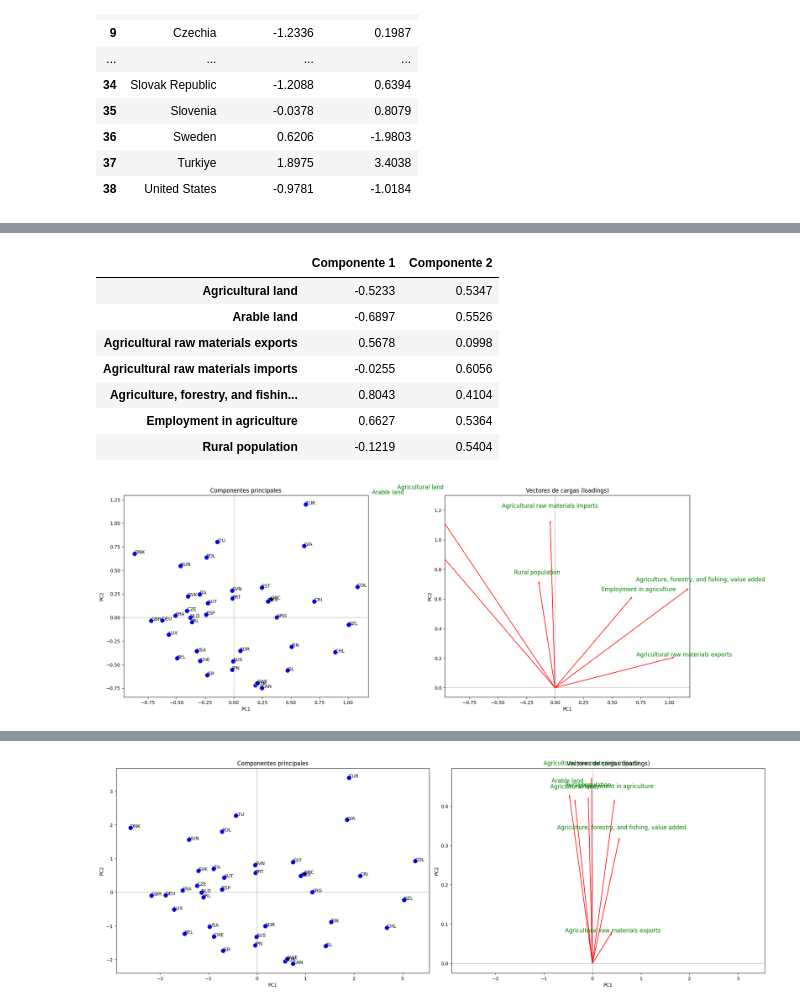
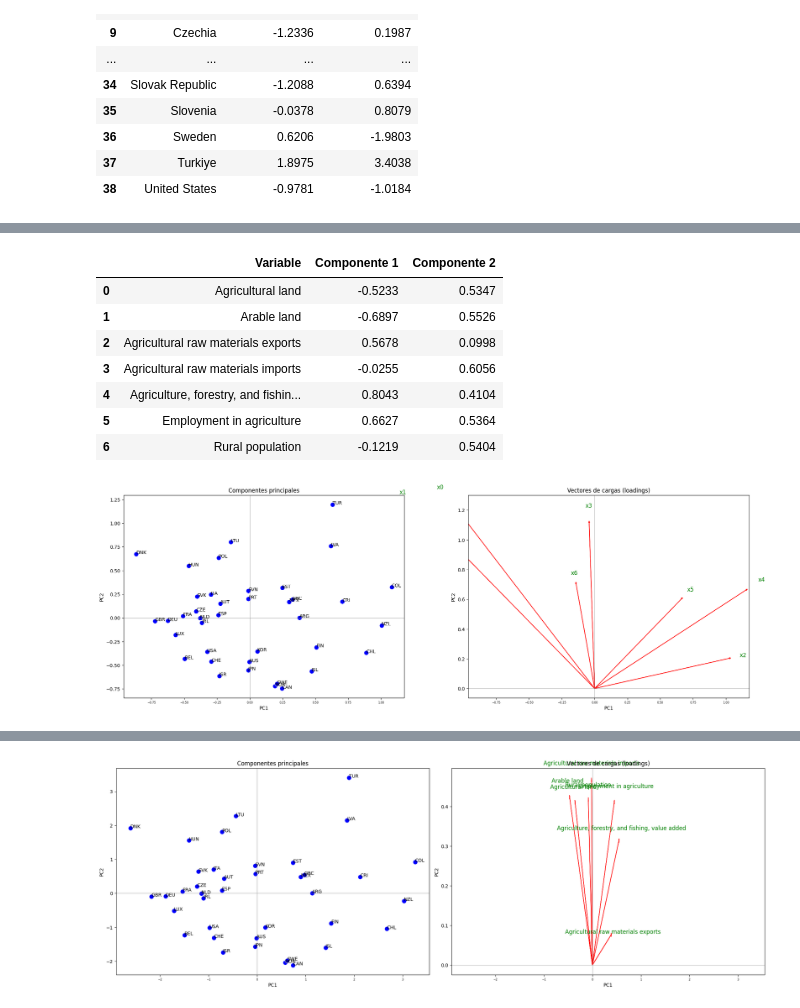
Before and after one commit to DavidGuzzi/MECMT04, a Jupyter notebook: AEM_dignani_guzzi.ipynb, the cells around one changed output, grey strips where cells are left out. Drawn from its saved outputs; the diff is of its cells as text; code cells hidden in the pictures.

```diff
--- a/AEM_dignani_guzzi.ipynb
+++ b/AEM_dignani_guzzi.ipynb
@@ -363,4 +348,4 @@ variablespca_cor
 # %%
-coeficientespca_cor = pd.DataFrame(coeficientes_cor, columns=[f'Coeficiente (eigenvector) {i+1}' for i in range(coeficientes_cor.shape[1])], index=ndf.columns).reset_index()
+coeficientespca_cor = pd.DataFrame(coeficientes_cor, columns=[f'Coeficiente (eigenvector) {i+1}' for i in range(coeficientes_cor.shape[1])], index=ndf.columns).reset_index(names='Variable')
 coeficientespca_cor
 # %% [output]
@@ -413,13 +385,22 @@ plt.show()
 # %%
-#2. Método del Codo - Varianza explicada
+fig, ax = plt.subplots(1, 2, figsize=(14, 5))
 
-fig, ax = plt.subplots(figsize=(7, 5))
-ax.plot(range(1, len(varianza_explicada_cor) + 1), varianza_explicada_cor, marker='o', linestyle='--')
-ax.set_xlabel('Número de componente')
-ax.set_ylabel('Varianza')
-ax.set_title('Método del Codo - Varianza explicada')
+# Primer gráfico: Varianza explicada.
+ax[0].plot(range(1, len(varianza_explicada_cor) + 1), varianza_explicada_cor, marker='o', linestyle='--')
+ax[0].set_xlabel('Número de componente')
+ax[0].set_ylabel('Varianza')
+ax[0].set_title('Método del Codo - Varianza explicada')
 for i, v in enumerate(varianza_explicada_cor):
-    ax.text(i + 1, v + 0.01, f"{v:.2f}", ha='center', va='bottom')
+    ax[0].text(i + 1, v + 0.01, f"{v:.2f}", ha='center', va='bottom')
 
+# Segundo gráfico: Varianza explicada acumulada.
+ax[1].plot(range(1, len(varianza_explicada_acum_cor) + 1), varianza_explicada_acum_cor, marker='o', linestyle='--')
+ax[1].set_xlabel('Número de componente')
+ax[1].set_ylabel('Varianza acumulada')
+ax[1].set_title('Método del Codo - Varianza explicada acumulada')
+for i, v in enumerate(varianza_explicada_acum_cor):
+    ax[1].text(i + 1, v + 0.01, f"{v:.2f}", ha='center', va='bottom')
+
+plt.tight_layout()
 plt.show()
 # %% [output]
@@ -427,12 +407,0 @@ plt.show()
-# %%
-#3. Método del Codo - Varianza explicada acumulada
-
-fig, ax = plt.subplots(figsize=(7, 5))
-ax.plot(range(1, len(varianza_explicada_acum_cor) + 1), varianza_explicada_acum_cor, marker='o', linestyle='--')
-ax.set_xlabel('Número de componente')
-ax.set_ylabel('Varianza')
-ax.set_title('Método del Codo - Varianza explicada acumulada')
-for i, v in enumerate(varianza_explicada_acum_cor):
-    ax.text(i + 1, v + 0.01, f"{v:.2f}", ha='center', va='bottom')
-
-plt.show()
@@ -488,17 +455,17 @@ desc_pca
 | 10 | skew | -0.4415 | 0.9152 | 2.1607 | 1.0190 | ... |
 # %%
 #Correlación entre primeros 2 componentes y variables de matriz de datos
-cor_pca_variables = pd.concat([df.iloc[:, 2:], componentes.iloc[:,1:]], axis=1).corr().iloc[:-2, -2:]
+cor_pca_variables = pd.concat([df.iloc[:, 2:], componentes.iloc[:,1:]], axis=1).corr().iloc[:-2, -2:].reset_index(names='Variable')
 cor_pca_variables
 # %% [output]
-|  | Componente 1 | Componente 2 |
-| Agricultural land | -0.5233 | 0.5347 |
-| Arable land | -0.6897 | 0.5526 |
-| Agricultural raw materials exports | 0.5678 | 0.0998 |
-| Agricultural raw materials imports | -0.0255 | 0.6056 |
-| Agriculture, forestry, and fishin... | 0.8043 | 0.4104 |
-| Employment in agriculture | 0.6627 | 0.5364 |
-| Rural population | -0.1219 | 0.5404 |
+|  | Variable | Componente 1 | Componente 2 |
+| 0 | Agricultural land | -0.5233 | 0.5347 |
+| 1 | Arable land | -0.6897 | 0.5526 |
+| 2 | Agricultural raw materials exports | 0.5678 | 0.0998 |
+| 3 | Agricultural raw materials imports | -0.0255 | 0.6056 |
+| 4 | Agriculture, forestry, and fishin... | 0.8043 | 0.4104 |
+| 5 | Employment in agriculture | 0.6627 | 0.5364 |
+| 6 | Rural population | -0.1219 | 0.5404 |
 # %%
 #Datos para gráfico Biplot. Se trbajará con c = 0.5
 
@@ -517,6 +484,8 @@ componentes_biplot = np.dot(componentespca_cor.iloc[:,1:], D_raiz_neg)
 componentes_biplot = pd.DataFrame(np.dot(componentes_biplot, D_cuarta))
 
 coeficientes_biplot = pd.DataFrame(np.dot(D_cuarta, coeficientespca_cor.iloc[:,1:]))
+ndf_x = ndf.copy()
+ndf_x.columns = [f"x{i}" for i in range(len(ndf_x.columns))]
 
 #Gráfico Biplot
 
@@ -528,32 +497,32 @@ axes[0].axhline(0, color='gray', lw=0.5)
 axes[0].axvline(0, color='gray', lw=0.5)
 axes[0].set_xlabel('PC1')
 axes[0].set_ylabel('PC2')
 axes[0].set_title('Componentes principales')
 
 for i, txt in enumerate(df.iloc[:, 1]):
     axes[0].annotate(txt, (componentes_biplot.iloc[i, 0], componentes_biplot.iloc[i, 1]))
 
 # Obtener los límites del eje x del primer gráfico
 xlim = axes[0].get_xlim()
 
 # Segundo gráfico: vectores de los coeficientes (cargas)
 for i in range(coeficientes_biplot.shape[0]):
     axes[1].arrow(0, 0, coeficientes_biplot.iloc[i, 0], coeficientes_biplot.iloc[i, 1],
                   color='red', head_width=0.01, head_length=0.01)
     axes[1].text(coeficientes_biplot.iloc[i, 0]*1.1, coeficientes_biplot.iloc[i, 1]*1.1,
-                 ndf.columns[i], color='green', ha='center', va='center', fontsize=12)
+                 ndf_x.columns[i], color='green', ha='center', va='center', fontsize=12)
 
 axes[1].axhline(0, color='gray', lw=0.5)
 axes[1].axvline(0, color='gray', lw=0.5)
 axes[1].set_xlabel('PC1')
 axes[1].set_ylabel('PC2')
 axes[1].set_title('Vectores de cargas (loadings)')
 
 # Establecer los mismos límites del eje x en el segundo gráfico
 axes[1].set_xlim(xlim)
 
 # Ajustar el espacio entre los subplots
 plt.tight_layout()
 plt.show()
 # %% [output]
-[figure, old version]
+[figure, new version]
```
Also changed, not shown: parts of 30 cells of this notebook.
